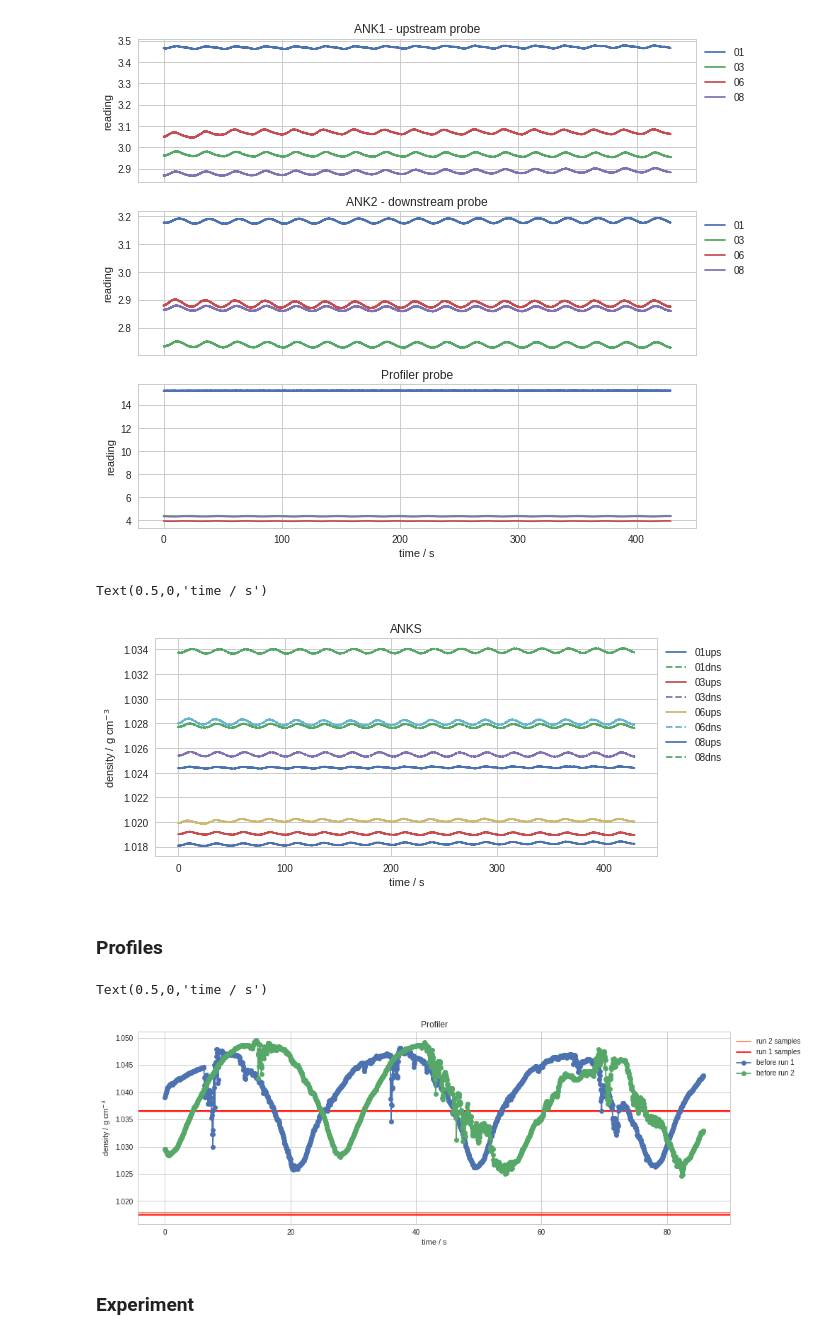
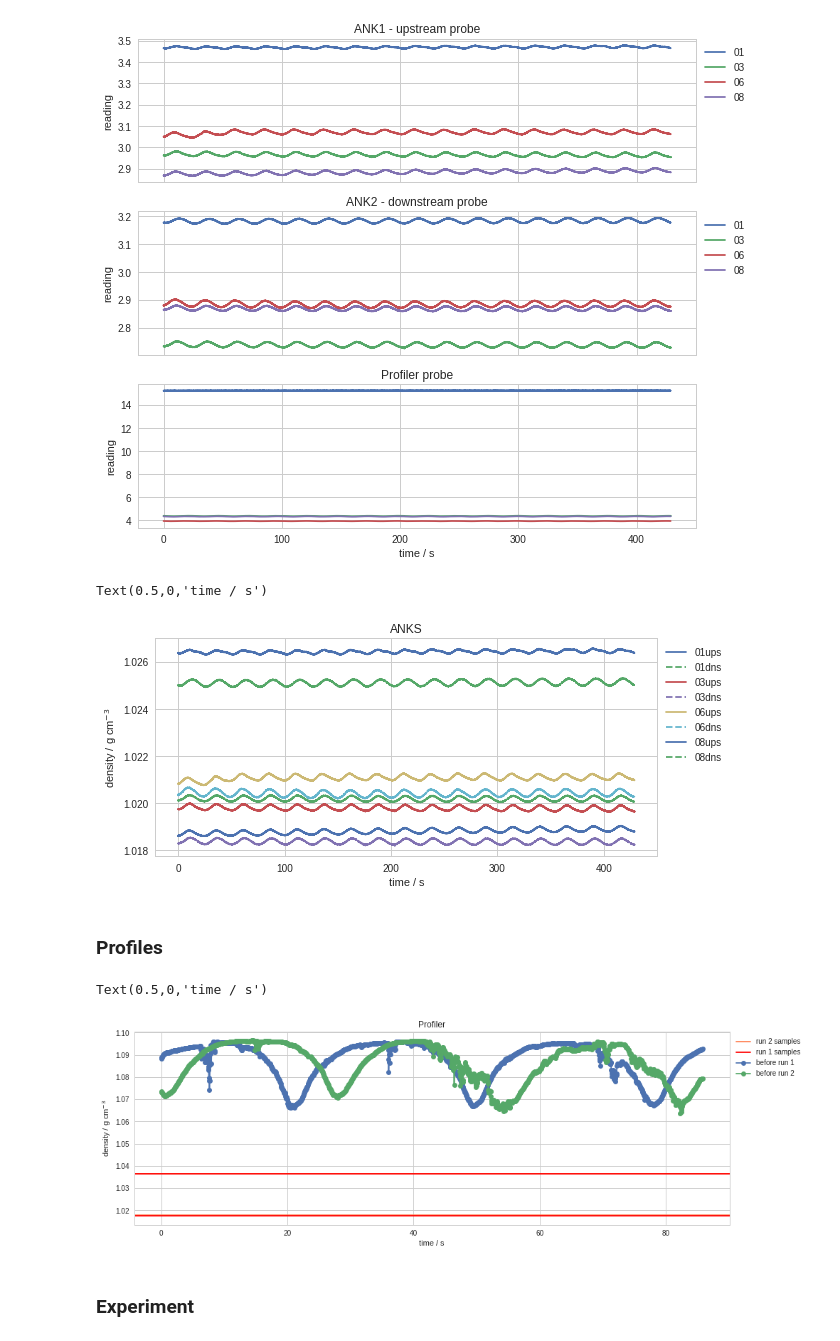
Before and after one commit to UBC-MOAD/MultipleCanyons, a Jupyter notebook: lab/Conduino/notebooks/exp_08Aug19.ipynb, the cells around one changed output. Drawn from its saved outputs; the diff is of its cells as text; code cells hidden in the pictures.

```diff
--- a/lab/Conduino/notebooks/exp_08Aug19.ipynb
+++ b/lab/Conduino/notebooks/exp_08Aug19.ipynb
@@ -183,8 +183,8 @@ for filepath, lab in zip(filepaths, labels):
     P1 = mat['ch1']
     P2 = mat['ch2']
     time = mat['time']
-    ax0.plot(time,ctools.densANK1_02May19(P1), label= lab+'ups')
-    ax0.plot(time,ctools.densANK2_02May19(P2),'--', label= lab+'dns')
+    ax0.plot(time,ctools.densANK1_09Aug19(P1), label= lab+'ups')
+    ax0.plot(time,ctools.densANK2_09Aug19(P2),'--', label= lab+'dns')
 
 ax0.legend(bbox_to_anchor=(1,1))
 
@@ -193,36 +193,36 @@ ax0.set_title('ANKS')
 ax0.set_xlabel('time / s')
 # %% [output]
 Text(0.5,0,'time / s')
-[figure, old version]
+[figure, new version]
 # %% [markdown]
 ### Profiles
 # %%
 fig, (ax0) = plt.subplots(1,1, figsize=(15,5), sharex=True)
 labels=['before run 1', 'before run 2']
 
 ax0.axhline(1.01781,color='coral', label='run 2 samples')
 ax0.axhline(1.03651,color='coral')
 ax0.axhline(1.01740,color='red', label='run 1 samples')
 ax0.axhline(1.03658,color='red')
 filepaths = ['../experiments/exp_08aug19/02_profile1.mat',
              '../experiments/exp_08aug19/05_profile2.mat',
             ]
 ind_offset = [0,0,0]
 for filepath, lab, ind in zip(filepaths, labels, ind_offset):
     mat = sio.loadmat(filepath, squeeze_me=True)
     P3 = mat['ch3']# dens_B(mat['ch1'])
     time = mat['time']
-    densP3 = ctools.densP_02May19(P3)
+    densP3 = ctools.densP_09Aug19(P3)
     ax0.plot(time[ind:]-time[ind],densP3[ind:],'o-', label=lab)
 
 ax0.legend(bbox_to_anchor=(1,1))
 
 ax0.set_ylabel('density / g cm$^{-3}$')
 ax0.set_title('Profiler')
 ax0.set_xlabel('time / s')
 # %% [output]
 Text(0.5,0,'time / s')
-[figure, old version]
+[figure, new version]
 # %% [markdown]
 ### Experiment
 # %%
```
Also changed, not shown: parts of 2 cells of this notebook, 3 other files.
